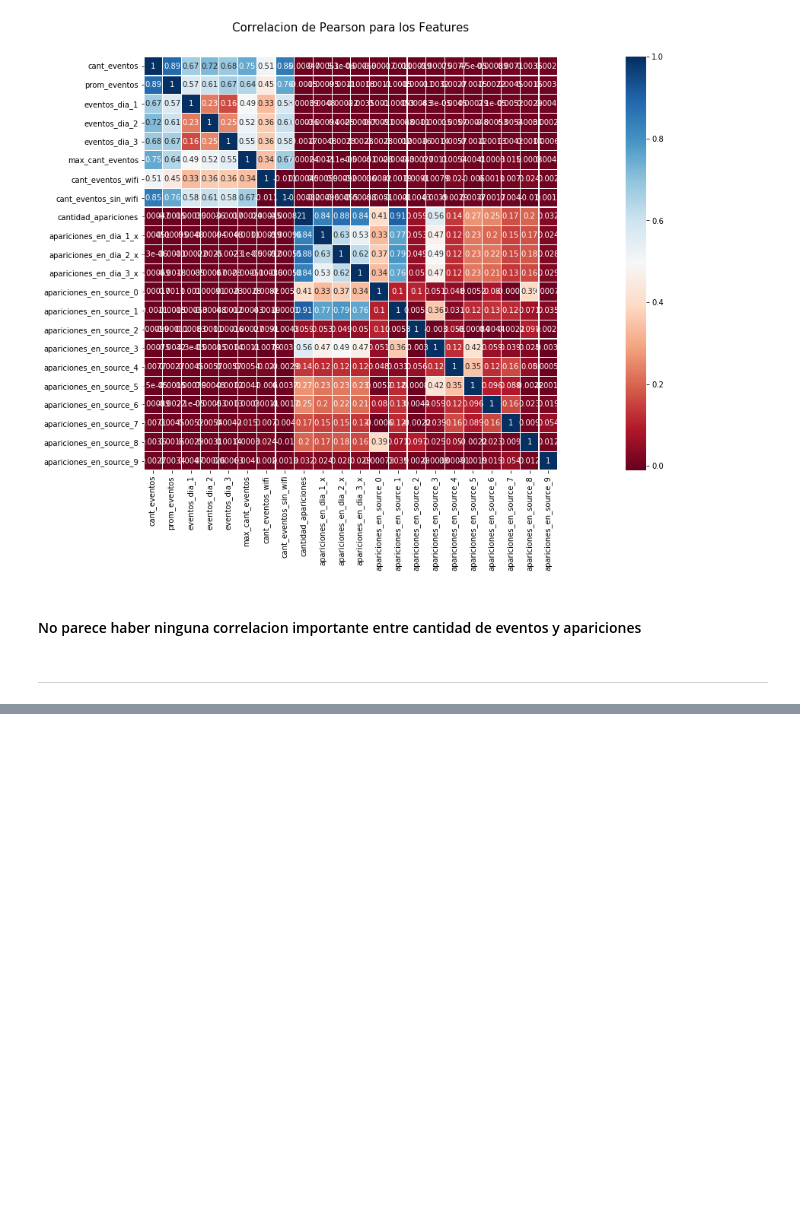
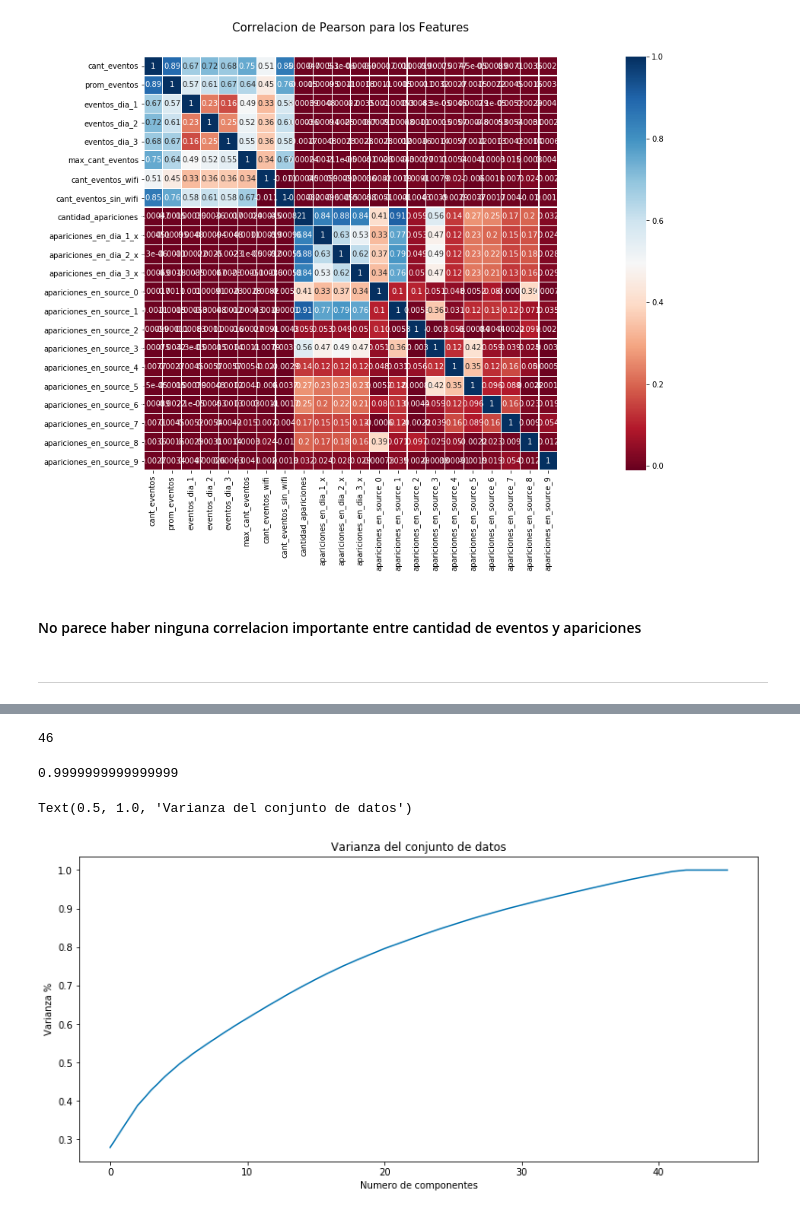
Before and after one commit to mateoicalvo/7506, a Jupyter notebook: tp2/modelo/armado_datos/armado_datos.ipynb, the cells around one changed output, grey strips where cells are left out. Cells and saved outputs as stored; diff of their text form; code cells hidden in the pictures; blank space fills up the shorter version.

```diff
--- a/tp2/modelo/armado_datos/armado_datos.ipynb
+++ b/tp2/modelo/armado_datos/armado_datos.ipynb
@@ -158,0 +218,32 @@ sns.heatmap(corr1,linewidths=0.1,vmax=1.0,
+# %%
+sc = StandardScaler()
+train_red = sc.fit_transform(train)
+# %%
+pca = PCA()
+# %%
+train_red = pca.fit_transform(train_red)
+# %%
+explained_variance = pca.explained_variance_ratio_
+# %%
+len(explained_variance)
+# %% [output]
+46
+# %%
+datos.max()
+# %% [output]
+0.9999999999999999
+# %%
+datos = np.cumsum(explained_variance)
+#maximo = datos.max()
+
+plt.figure(figsize = (13,6))
+plt.plot(datos)
+#plt.plot(maximo,marker = "o")
+plt.xlabel("Numero de componentes")
+plt.ylabel("Varianza %")
+#plt.xticks(np.arange(47))
+
+plt.title("Varianza del conjunto de datos")
+# %% [output]
+Text(0.5, 1.0, 'Varianza del conjunto de datos')
+[figure, added]
```
Also changed, not shown: parts of 39 cells of this notebook, 1 other file.
